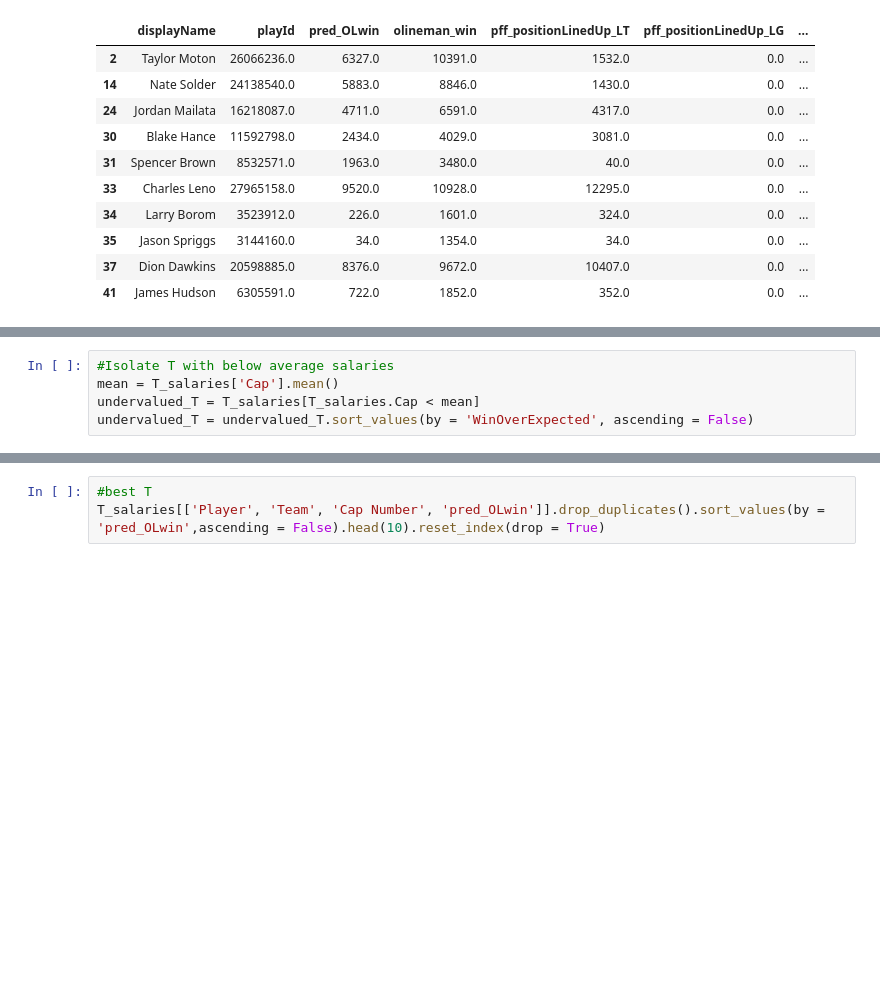
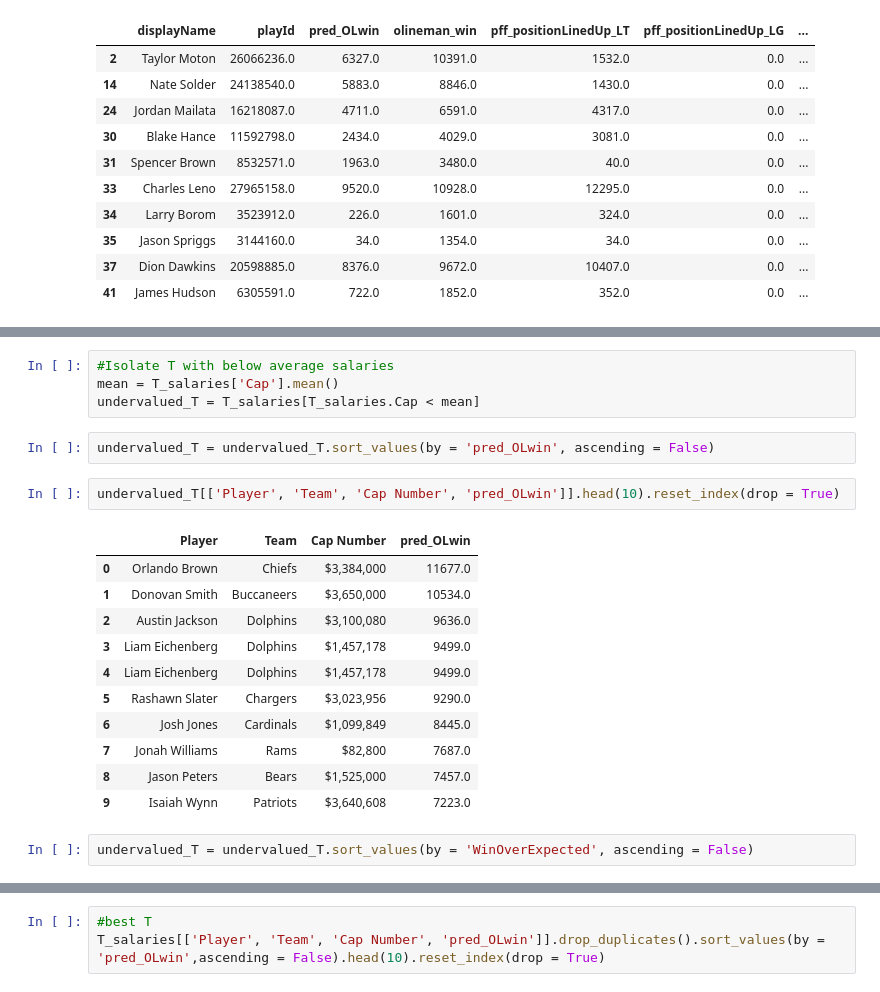
Before and after one commit to tramsay-deloitte/NFL-Data-Bowl-2023-Big-Time-Pass-Rush, a Jupyter notebook: Lineman_Success_Against_Salary.ipynb, the cells around one changed output, grey strips where cells are left out. Cells and saved outputs as stored; diff of their text form; blank space fills up the shorter version.

```diff
--- a/Lineman_Success_Against_Salary.ipynb
+++ b/Lineman_Success_Against_Salary.ipynb
@@ -99,4 +99,21 @@ T_salaries.head()
 #Isolate T with below average salaries
 mean = T_salaries['Cap'].mean()
 undervalued_T = T_salaries[T_salaries.Cap < mean]
-undervalued_T = undervalued_T.sort_values(by = 'WinOverExpected', ascending = False)
+# %%
+undervalued_T = undervalued_T.sort_values(by = 'pred_OLwin', ascending = False)
+# %%
+undervalued_T[['Player', 'Team', 'Cap Number', 'pred_OLwin']].head(10).reset_index(drop = True)
+# %% [output]
+|  | Player | Team | Cap Number | pred_OLwin |
+| 0 | Orlando Brown | Chiefs | $3,384,000 | 11677.0 |
+| 1 | Donovan Smith | Buccaneers | $3,650,000 | 10534.0 |
+| 2 | Austin Jackson | Dolphins | $3,100,080 | 9636.0 |
+| 3 | Liam Eichenberg | Dolphins | $1,457,178 | 9499.0 |
+| 4 | Liam Eichenberg | Dolphins | $1,457,178 | 9499.0 |
+| 5 | Rashawn Slater | Chargers | $3,023,956 | 9290.0 |
+| 6 | Josh Jones | Cardinals | $1,099,849 | 8445.0 |
+| 7 | Jonah Williams | Rams | $82,800 | 7687.0 |
+| 8 | Jason Peters | Bears | $1,525,000 | 7457.0 |
+| 9 | Isaiah Wynn | Patriots | $3,640,608 | 7223.0 |
+# %%
+undervalued_T = undervalued_T.sort_values(by = 'WinOverExpected', ascending = False)
```
Also changed, not shown: parts of 13 cells of this notebook.
